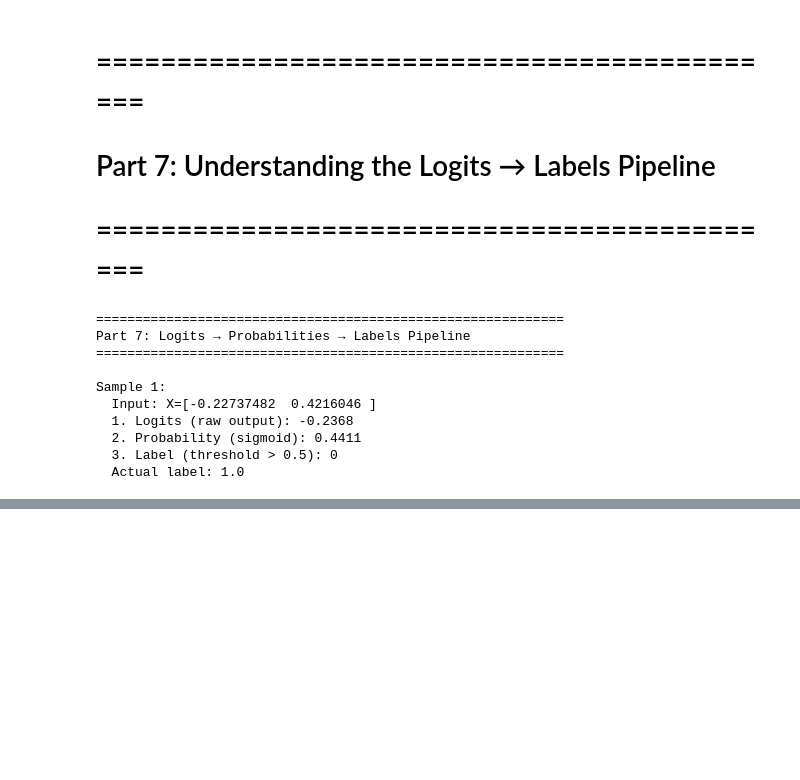
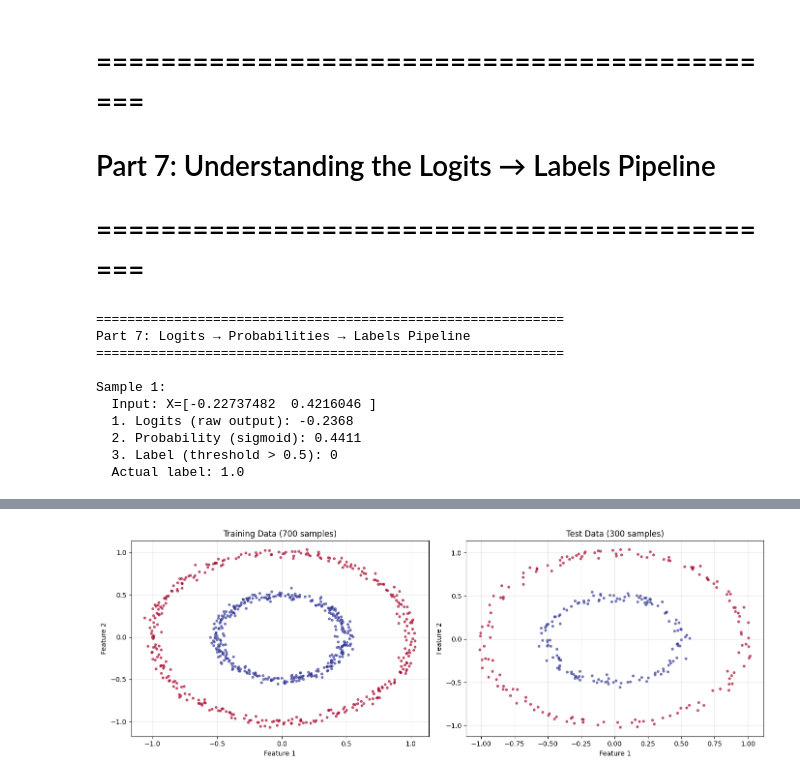
Before and after one commit to TranQuocHuy83/mlops_training---module03---HuyTran-, a Jupyter notebook: 01_binary_classification_intro.ipynb, the cells around one changed output, grey strips where cells are left out. Drawn from its saved outputs; the diff is of its cells as text; code cells hidden in the pictures; blank space fills up the shorter version.

```diff
--- a/01_binary_classification_intro.ipynb
+++ b/01_binary_classification_intro.ipynb
@@ -358,0 +452,91 @@ print("=" * 60)
+# %%
+# Exercise 3: Change train/test split ratio
+n_samples = 1000
+X, y = make_circles(# tạo dữ liệu 2 vòng tròn đồng tâm
+    n_samples=n_samples,
+    noise=0.03,
+    factor=0.5,
+    random_state=42
+)
+print("\nExercise 3: Change train/test split ratio")
+print("Try different test_size values:")
+print("  - test_size=0.2 (80/20 split)")
+# TODO: Split data into 80% train, 20% test
+X_train, X_test, y_train, y_test = train_test_split(
+    X, y, test_size=0.2, random_state=42
+)
+
+print(f"Training size: {len(X_train)} ({len(X_train)/len(X)*100:.1f}%)")
+print(f"Test size: {len(X_test)} ({len(X_test)/len(X)*100:.1f}%)")
+
+# TODO: Visualize the split
+fig, axes = plt.subplots(1, 2, figsize=(14, 5))
+
+axes[0].scatter(X_train[:, 0], X_train[:, 1], c=y_train, cmap='RdYlBu', s=10, alpha=0.6)
+axes[0].set_title(f'Training Data ({len(X_train)} samples)')
+axes[0].set_xlabel('Feature 1')
+axes[0].set_ylabel('Feature 2')
+axes[0].grid(True, alpha=0.3)
+
+axes[1].scatter(X_test[:, 0], X_test[:, 1], c=y_test, cmap='RdYlBu', s=10, alpha=0.6)
+axes[1].set_title(f'Test Data ({len(X_test)} samples)')
+axes[1].set_xlabel('Feature 1')
+axes[1].set_ylabel('Feature 2')
+axes[1].grid(True, alpha=0.3)
+
+plt.tight_layout()
+plt.show()
+print("  - test_size=0.3 (70/30 split)")
+# TODO: Split data into 70% train, 30% test
+X_train, X_test, y_train, y_test = train_test_split(
+    X, y, test_size=0.3, random_state=42
+)
+
+print(f"Training size: {len(X_train)} ({len(X_train)/len(X)*100:.1f}%)")
+print(f"Test size: {len(X_test)} ({len(X_test)/len(X)*100:.1f}%)")
+
+# TODO: Visualize the split
+fig, axes = plt.subplots(1, 2, figsize=(14, 5))
+
+axes[0].scatter(X_train[:, 0], X_train[:, 1], c=y_train, cmap='RdYlBu', s=10, alpha=0.6)
+axes[0].set_title(f'Training Data ({len(X_train)} samples)')
+axes[0].set_xlabel('Feature 1')
+axes[0].set_ylabel('Feature 2')
+axes[0].grid(True, alpha=0.3)
+
+axes[1].scatter(X_test[:, 0], X_test[:, 1], c=y_test, cmap='RdYlBu', s=10, alpha=0.6)
+axes[1].set_title(f'Test Data ({len(X_test)} samples)')
+axes[1].set_xlabel('Feature 1')
+axes[1].set_ylabel('Feature 2')
+axes[1].grid(True, alpha=0.3)
+
+plt.tight_layout()
+plt.show()
+print("  - test_size=0.5 (50/50 split)")
+# TODO: Split data into 50% train, 50% test
+X_train, X_test, y_train, y_test = train_test_split(
+    X, y, test_size=0.5, random_state=42
+)
+
+print(f"Training size: {len(X_train)} ({len(X_train)/len(X)*100:.1f}%)")
+print(f"Test size: {len(X_test)} ({len(X_test)/len(X)*100:.1f}%)")
+
+# TODO: Visualize the split
+fig, axes = plt.subplots(1, 2, figsize=(14, 5))
+
+axes[0].scatter(X_train[:, 0], X_train[:, 1], c=y_train, cmap='RdYlBu', s=10, alpha=0.6)
+axes[0].set_title(f'Training Data ({len(X_train)} samples)')
+axes[0].set_xlabel('Feature 1')
+axes[0].set_ylabel('Feature 2')
+axes[0].grid(True, alpha=0.3)
+
+axes[1].scatter(X_test[:, 0], X_test[:, 1], c=y_test, cmap='RdYlBu', s=10, alpha=0.6)
+axes[1].set_title(f'Test Data ({len(X_test)} samples)')
+axes[1].set_xlabel('Feature 1')
+axes[1].set_ylabel('Feature 2')
+axes[1].grid(True, alpha=0.3)
+
+plt.tight_layout()
+plt.show()
+print("Tip: Modify the 'test_size' parameter in train_test_split()")
+# %% [output]
@@ -358,0 +552 @@ print("=" * 60)
+[figure, added]
```
Also changed, not shown: parts of 10 cells of this notebook.
